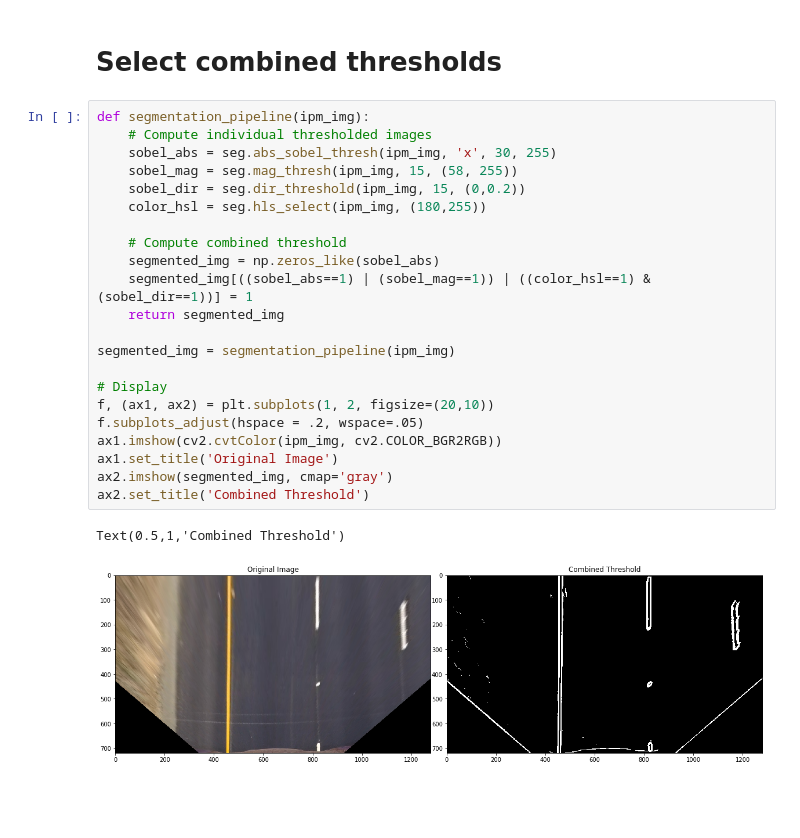
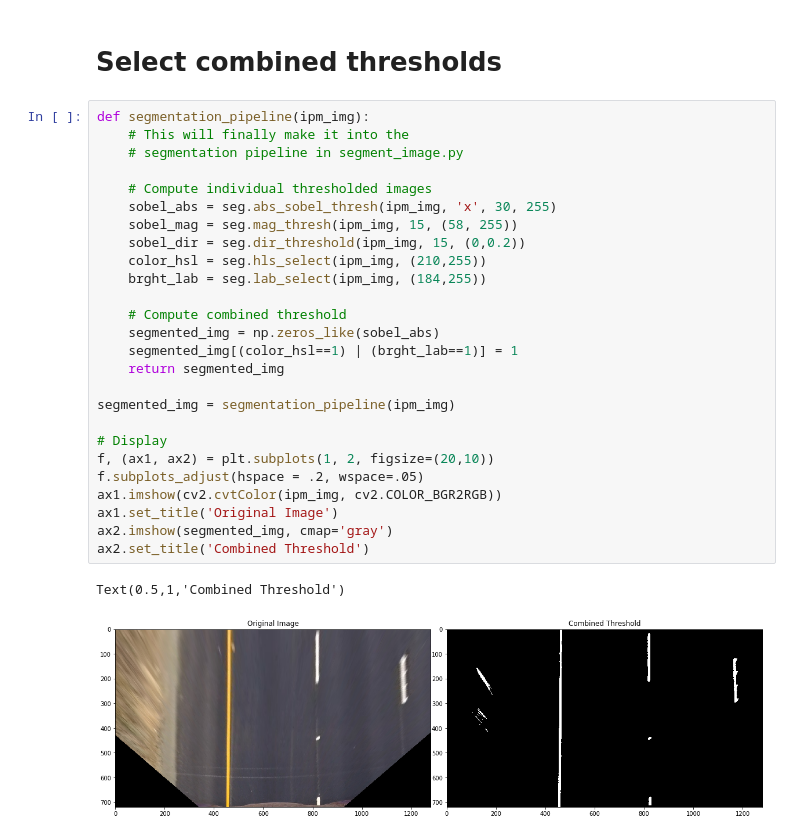
Before and after one commit to anandraja13/CarND-Advanced-LaneLines, a Jupyter notebook: Lane Segmentation Pipeline.ipynb, the cells around one changed output. Saved outputs shown, nothing was run; the diff lists cells and outputs as text; blank space fills up the shorter version.

Commit message:
improvements to segmentation pipeline. Remove dependence on sobel, just use color

```diff
--- a/Lane Segmentation Pipeline.ipynb
+++ b/Lane Segmentation Pipeline.ipynb
@@ -100,29 +119,33 @@ interact(update_color, min_thresh=(0,255), max_thresh=(0,255))
 # Select combined thresholds
 # %%
 def segmentation_pipeline(ipm_img):
+    # This will finally make it into the
+    # segmentation pipeline in segment_image.py
+
     # Compute individual thresholded images
     sobel_abs = seg.abs_sobel_thresh(ipm_img, 'x', 30, 255)
     sobel_mag = seg.mag_thresh(ipm_img, 15, (58, 255))
     sobel_dir = seg.dir_threshold(ipm_img, 15, (0,0.2))
-    color_hsl = seg.hls_select(ipm_img, (180,255))
+    color_hsl = seg.hls_select(ipm_img, (210,255))
+    brght_lab = seg.lab_select(ipm_img, (184,255))
 
     # Compute combined threshold
     segmented_img = np.zeros_like(sobel_abs)
-    segmented_img[((sobel_abs==1) | (sobel_mag==1)) | ((color_hsl==1) & (sobel_dir==1))] = 1
+    segmented_img[(color_hsl==1) | (brght_lab==1)] = 1
     return segmented_img
 
 segmented_img = segmentation_pipeline(ipm_img)
 
 # Display
 f, (ax1, ax2) = plt.subplots(1, 2, figsize=(20,10))
 f.subplots_adjust(hspace = .2, wspace=.05)
 ax1.imshow(cv2.cvtColor(ipm_img, cv2.COLOR_BGR2RGB))
 ax1.set_title('Original Image')
 ax2.imshow(segmented_img, cmap='gray')
 ax2.set_title('Combined Threshold')
 # %% [output]
 Text(0.5,1,'Combined Threshold')
-[figure, old version]
+[figure, new version]
 # %%
 dir_name = 'test_images/'
 items = glob.glob('./test_images/*.jpg')
```
Also changed, not shown: parts of 7 cells of this notebook, 2 other files.
